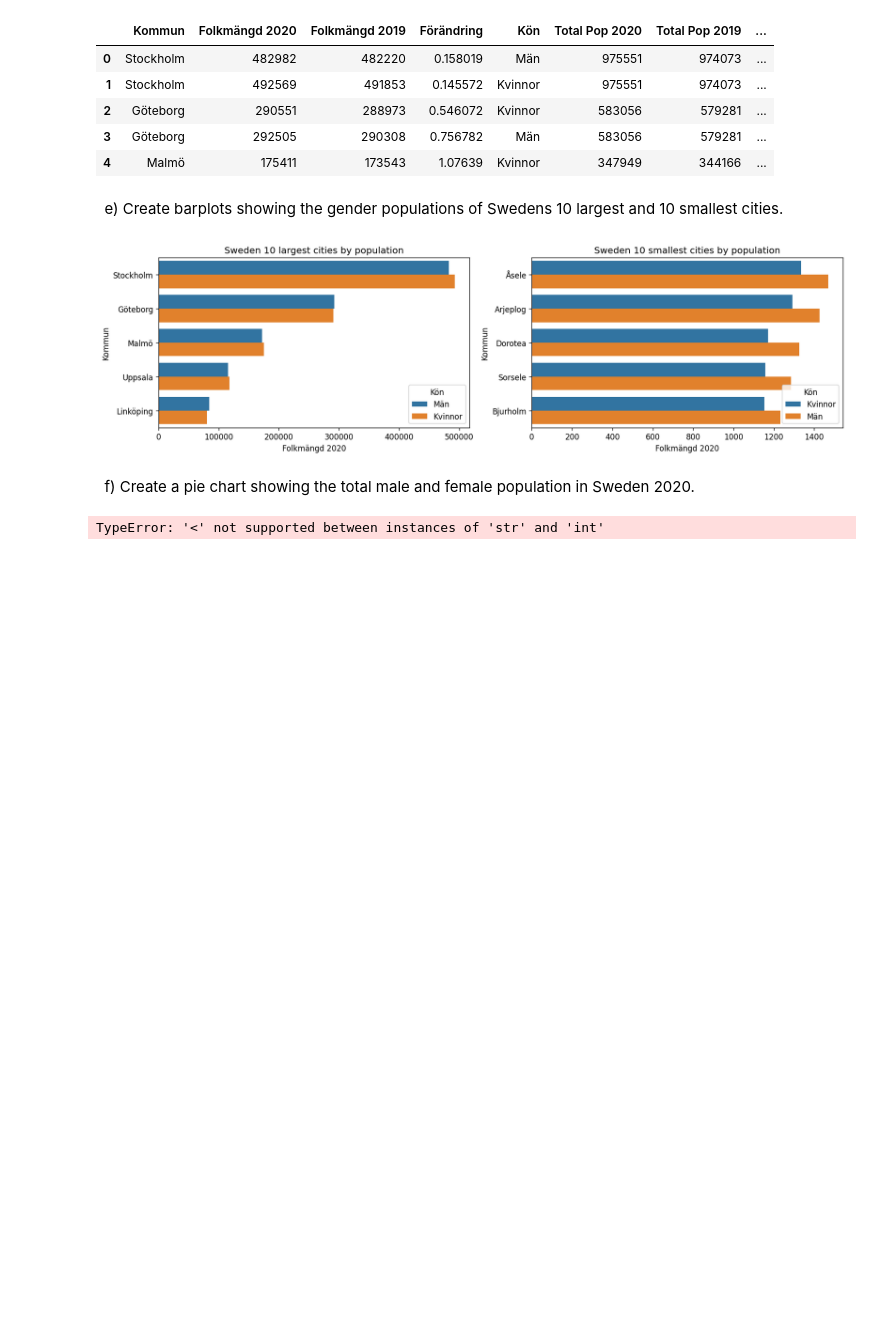
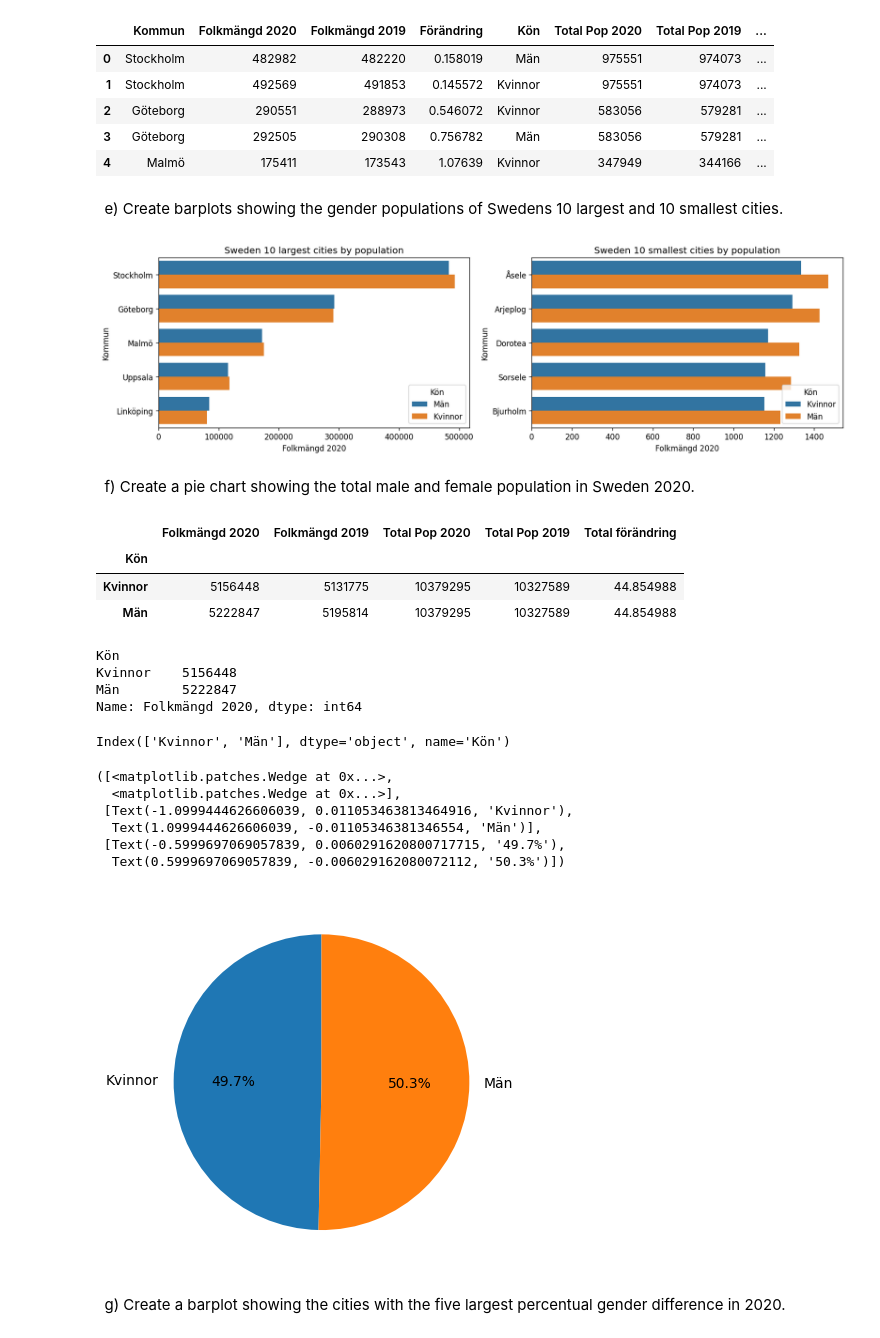
Before and after one commit to VineelaNedunuri/Databehandling-Vineela-Nedunuri, a Jupyter notebook: Exercises/E00_pandas_basic_syntax.ipynb, the cells around one changed output. Cells and saved outputs as stored; diff of their text form; code cells hidden in the pictures; blank space fills up the shorter version.

```diff
--- a/Exercises/E00_pandas_basic_syntax.ipynb
+++ b/Exercises/E00_pandas_basic_syntax.ipynb
@@ -459,9 +459,35 @@ for i, (data, title) in enumerate(zip(data_frames, titles)):
 [figure]
 # %% [markdown]
 &nbsp; f) Create a pie chart showing the total male and female population in Sweden 2020.
-# %%
-
-df_merge.sum().plot(
-    kind='pie', y='Kön', autopct='%1.0f%%')
-# %% [output]
-TypeError: '<' not supported between instances of 'str' and 'int'
+# %%
+#df_merge.groupby("Kön")
+x = df_merge.groupby("Kön").sum("Folkmängd 2020")
+x
+# %% [output]
+|  | Folkmängd 2020 | Folkmängd 2019 | Total Pop 2020 | Total Pop 2019 | Total förändring |
+| Kön |  |  |  |  |  |
+| Kvinnor | 5156448 | 5131775 | 10379295 | 10327589 | 44.854988 |
+| Män | 5222847 | 5195814 | 10379295 | 10327589 | 44.854988 |
+# %%
+x["Folkmängd 2020"]
+# %% [output]
+Kön
+Kvinnor    5156448
+Män        5222847
+Name: Folkmängd 2020, dtype: int64
+# %%
+x.index
+# %% [output]
+Index(['Kvinnor', 'Män'], dtype='object', name='Kön')
+# %%
+plt.pie(x = x["Folkmängd 2020"], labels= x.index, autopct="%0.1f%%", startangle= 90)
+# %% [output]
+([<matplotlib.patches.Wedge at 0x...>,
+  <matplotlib.patches.Wedge at 0x...>],
+ [Text(-1.0999444626606039, 0.011053463813464916, 'Kvinnor'),
+  Text(1.0999444626606039, -0.01105346381346554, 'Män')],
+ [Text(-0.5999697069057839, 0.0060291620800717715, '49.7%'),
+  Text(0.5999697069057839, -0.006029162080072112, '50.3%')])
+[figure, added]
+# %% [markdown]
+&nbsp; g) Create a barplot showing the cities with the five largest percentual gender difference in 2020.
```
Also changed, not shown: parts of 7 cells of this notebook.
